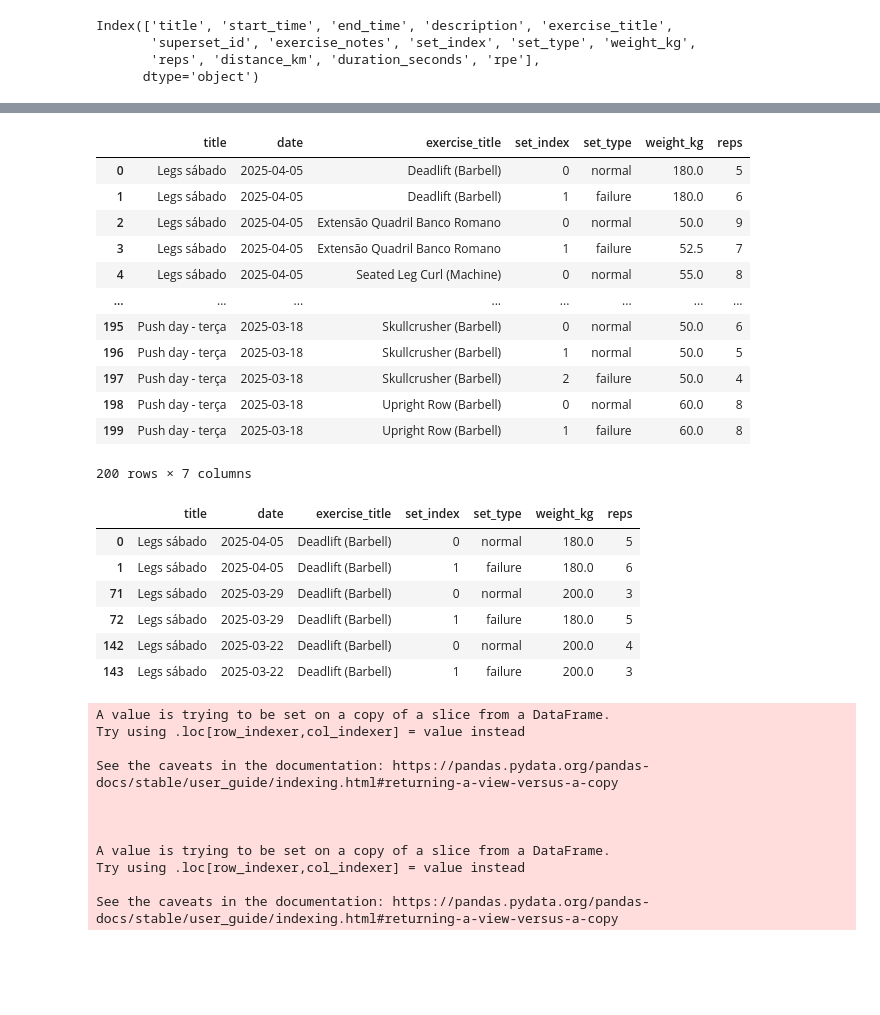
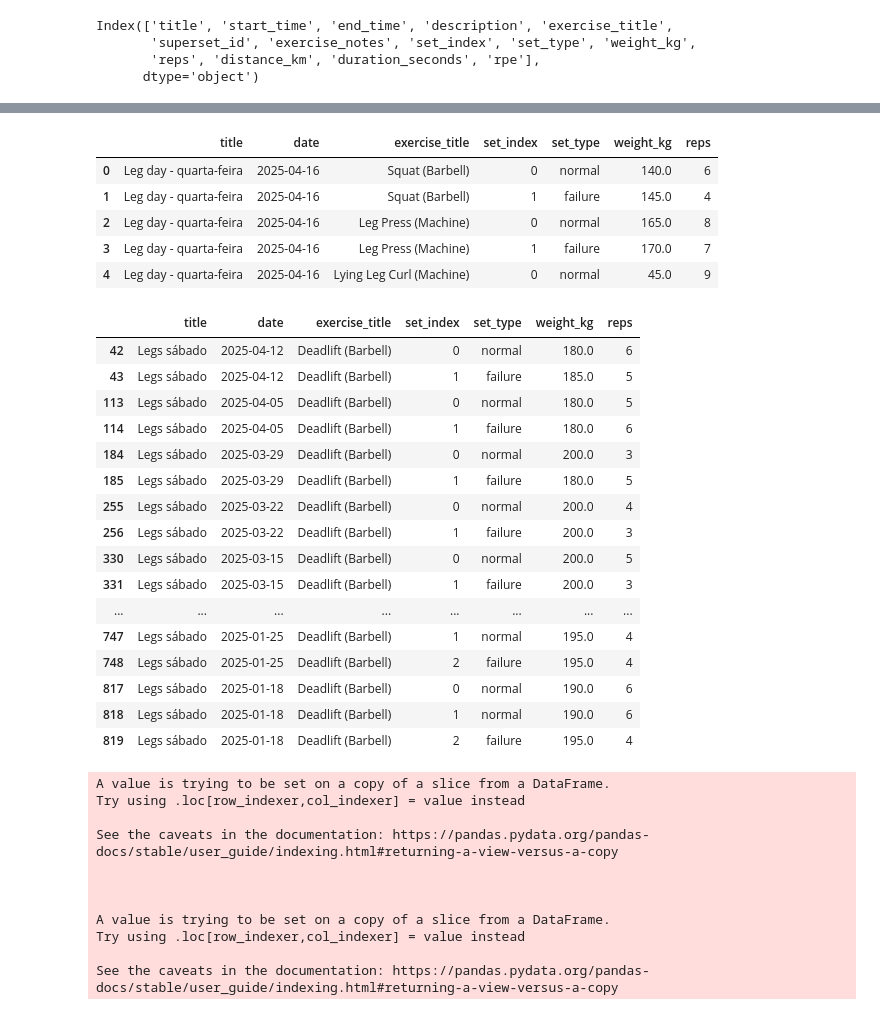
Before and after one commit to santos-nikolas/Hevy, a Jupyter notebook: Hevy.ipynb, the cells around one changed output, grey strips where cells are left out. Saved outputs shown, nothing was run; the diff lists cells and outputs as text; code cells hidden in the pictures; blank space fills up the shorter version.

```diff
--- a/Hevy.ipynb
+++ b/Hevy.ipynb
@@ -84,35 +84,38 @@ workout_df_columns_filtered['date'] = workout_df_columns_filtered['date'].dt.dat
 hoje = datetime.now().date()
 
 # Data limite
-limite = hoje - timedelta(days=30)
+limite = hoje - timedelta(days=90)
 
 # Filtrando
-latest_30_days = workout_df_columns_filtered[workout_df_columns_filtered['date'] >= limite]
-latest_30_days
+workout_df_columns_filtered = workout_df_columns_filtered[workout_df_columns_filtered['date'] >= limite]
+workout_df_columns_filtered.head()
 # %% [output]
 |  | title | date | exercise_title | set_index | set_type | weight_kg | reps |
-| 0 | Legs sábado | 2025-04-05 | Deadlift (Barbell) | 0 | normal | 180.0 | 5 |
-| 1 | Legs sábado | 2025-04-05 | Deadlift (Barbell) | 1 | failure | 180.0 | 6 |
-| 2 | Legs sábado | 2025-04-05 | Extensão Quadril Banco Romano | 0 | normal | 50.0 | 9 |
-| 3 | Legs sábado | 2025-04-05 | Extensão Quadril Banco Romano | 1 | failure | 52.5 | 7 |
-| 4 | Legs sábado | 2025-04-05 | Seated Leg Curl (Machine) | 0 | normal | 55.0 | 8 |
-| ... | ... | ... | ... | ... | ... | ... | ... |
-| 195 | Push day - terça | 2025-03-18 | Skullcrusher (Barbell) | 0 | normal | 50.0 | 6 |
-| 196 | Push day - terça | 2025-03-18 | Skullcrusher (Barbell) | 1 | normal | 50.0 | 5 |
-| 197 | Push day - terça | 2025-03-18 | Skullcrusher (Barbell) | 2 | failure | 50.0 | 4 |
-| 198 | Push day - terça | 2025-03-18 | Upright Row (Barbell) | 0 | normal | 60.0 | 8 |
-| 199 | Push day - terça | 2025-03-18 | Upright Row (Barbell) | 1 | failure | 60.0 | 8 |
+| 0 | Leg day - quarta-feira | 2025-04-16 | Squat (Barbell) | 0 | normal | 140.0 | 6 |
+| 1 | Leg day - quarta-feira | 2025-04-16 | Squat (Barbell) | 1 | failure | 145.0 | 4 |
+| 2 | Leg day - quarta-feira | 2025-04-16 | Leg Press (Machine) | 0 | normal | 165.0 | 8 |
+| 3 | Leg day - quarta-feira | 2025-04-16 | Leg Press (Machine) | 1 | failure | 170.0 | 7 |
+| 4 | Leg day - quarta-feira | 2025-04-16 | Lying Leg Curl (Machine) | 0 | normal | 45.0 | 9 |
-200 rows × 7 columns
 # %%
-latest_30_days[(latest_30_days['title'] == 'Legs sábado') & (latest_30_days['exercise_title'] == 'Deadlift (Barbell)')]
+workout_df_columns_filtered[(workout_df_columns_filtered['title'] == 'Legs sábado') & (workout_df_columns_filtered['exercise_title'] == 'Deadlift (Barbell)')]
 # %% [output]
 |  | title | date | exercise_title | set_index | set_type | weight_kg | reps |
-| 0 | Legs sábado | 2025-04-05 | Deadlift (Barbell) | 0 | normal | 180.0 | 5 |
-| 1 | Legs sábado | 2025-04-05 | Deadlift (Barbell) | 1 | failure | 180.0 | 6 |
-| 71 | Legs sábado | 2025-03-29 | Deadlift (Barbell) | 0 | normal | 200.0 | 3 |
-| 72 | Legs sábado | 2025-03-29 | Deadlift (Barbell) | 1 | failure | 180.0 | 5 |
-| 142 | Legs sábado | 2025-03-22 | Deadlift (Barbell) | 0 | normal | 200.0 | 4 |
-| 143 | Legs sábado | 2025-03-22 | Deadlift (Barbell) | 1 | failure | 200.0 | 3 |
+| 42 | Legs sábado | 2025-04-12 | Deadlift (Barbell) | 0 | normal | 180.0 | 6 |
+| 43 | Legs sábado | 2025-04-12 | Deadlift (Barbell) | 1 | failure | 185.0 | 5 |
+| 113 | Legs sábado | 2025-04-05 | Deadlift (Barbell) | 0 | normal | 180.0 | 5 |
+| 114 | Legs sábado | 2025-04-05 | Deadlift (Barbell) | 1 | failure | 180.0 | 6 |
+| 184 | Legs sábado | 2025-03-29 | Deadlift (Barbell) | 0 | normal | 200.0 | 3 |
+| 185 | Legs sábado | 2025-03-29 | Deadlift (Barbell) | 1 | failure | 180.0 | 5 |
+| 255 | Legs sábado | 2025-03-22 | Deadlift (Barbell) | 0 | normal | 200.0 | 4 |
+| 256 | Legs sábado | 2025-03-22 | Deadlift (Barbell) | 1 | failure | 200.0 | 3 |
+| 330 | Legs sábado | 2025-03-15 | Deadlift (Barbell) | 0 | normal | 200.0 | 5 |
+| 331 | Legs sábado | 2025-03-15 | Deadlift (Barbell) | 1 | failure | 200.0 | 3 |
+| ... | ... | ... | ... | ... | ... | ... | ... |
+| 747 | Legs sábado | 2025-01-25 | Deadlift (Barbell) | 1 | normal | 195.0 | 4 |
+| 748 | Legs sábado | 2025-01-25 | Deadlift (Barbell) | 2 | failure | 195.0 | 4 |
+| 817 | Legs sábado | 2025-01-18 | Deadlift (Barbell) | 0 | normal | 190.0 | 6 |
+| 818 | Legs sábado | 2025-01-18 | Deadlift (Barbell) | 1 | normal | 190.0 | 6 |
+| 819 | Legs sábado | 2025-01-18 | Deadlift (Barbell) | 2 | failure | 195.0 | 4 |
 # %%
 import plotly.graph_objects as go
 import pandas as pd
```
Also changed, not shown: parts of 9 cells of this notebook, 4 other files.
